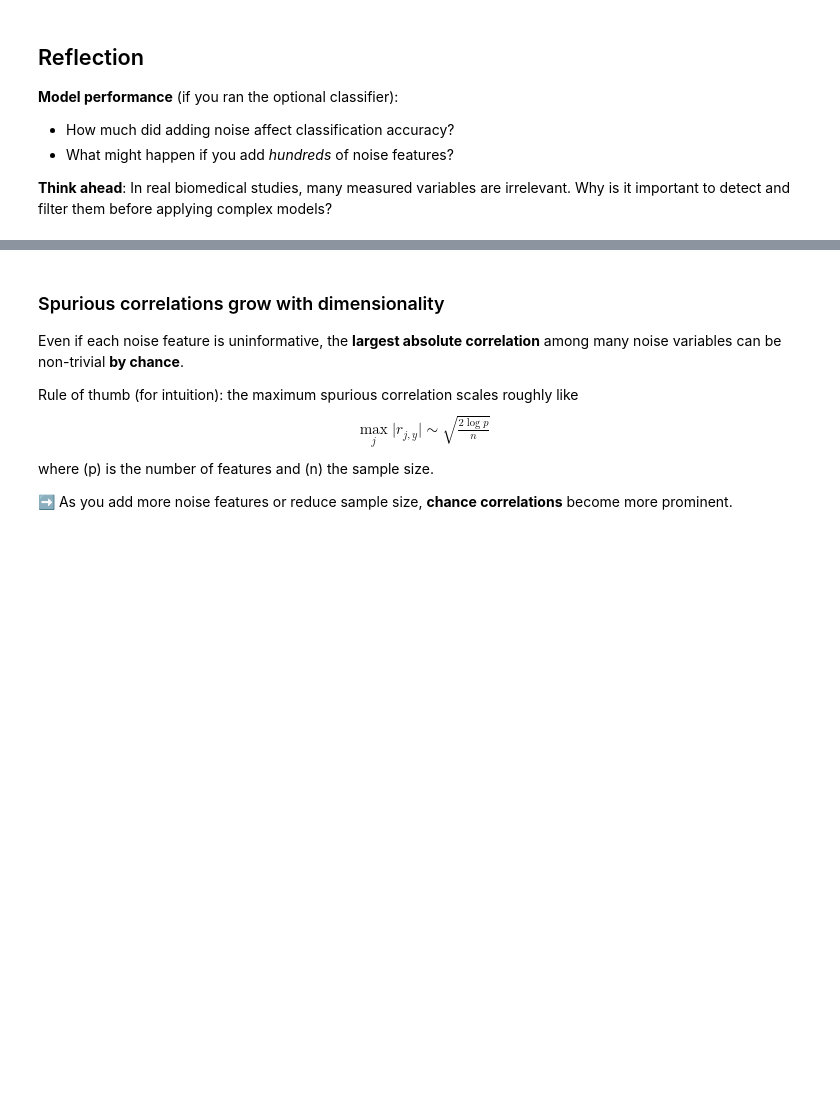
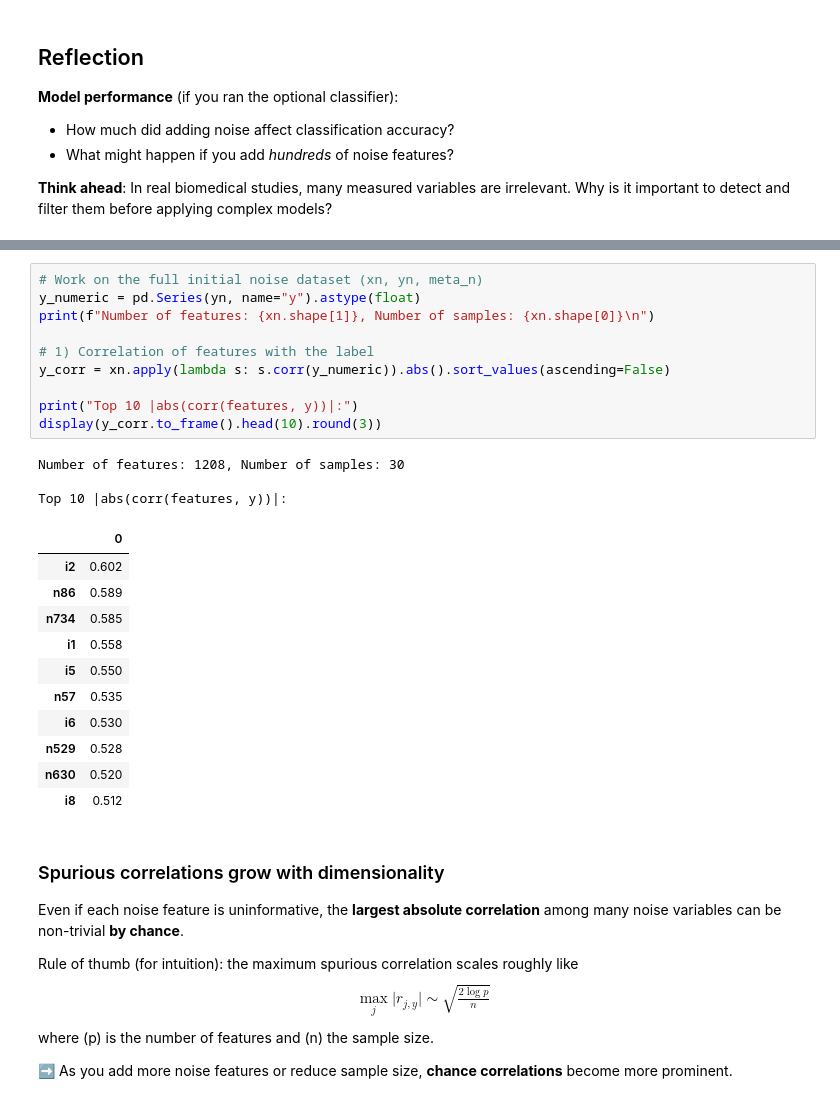
Before and after one commit to sigrun-may/synthetic-biomedical-data-course, a Jupyter notebook: notebooks/03b_noise_distributions.ipynb, the cells around one changed output, grey strips where cells are left out. Drawn from its saved outputs; the diff is of its cells as text; blank space fills up the shorter version.

```diff
--- a/notebooks/03b_noise_distributions.ipynb
+++ b/notebooks/03b_noise_distributions.ipynb
@@ -407,3 +405,28 @@ dtype: float64
+# %%
+# Work on the full initial noise dataset (xn, yn, meta_n)
+y_numeric = pd.Series(yn, name="y").astype(float)
+print(f"Number of features: {xn.shape[1]}, Number of samples: {xn.shape[0]}\n")
+
+# 1) Correlation of features with the label
+y_corr = xn.apply(lambda s: s.corr(y_numeric)).abs().sort_values(ascending=False)
+
+print("Top 10 |abs(corr(features, y))|:")
+display(y_corr.to_frame().head(10).round(3))
+# %% [output]
+Number of features: 1208, Number of samples: 30
+
+Top 10 |abs(corr(features, y))|:
+|  | 0 |
+| i2 | 0.602 |
+| n86 | 0.589 |
+| n734 | 0.585 |
+| i1 | 0.558 |
+| i5 | 0.550 |
+| n57 | 0.535 |
+| i6 | 0.530 |
+| n529 | 0.528 |
+| n630 | 0.520 |
+| i8 | 0.512 |
 # %% [markdown]
 ### Spurious correlations grow with dimensionality
 
```
Also changed, not shown: parts of 18 cells of this notebook, 19 other files.
